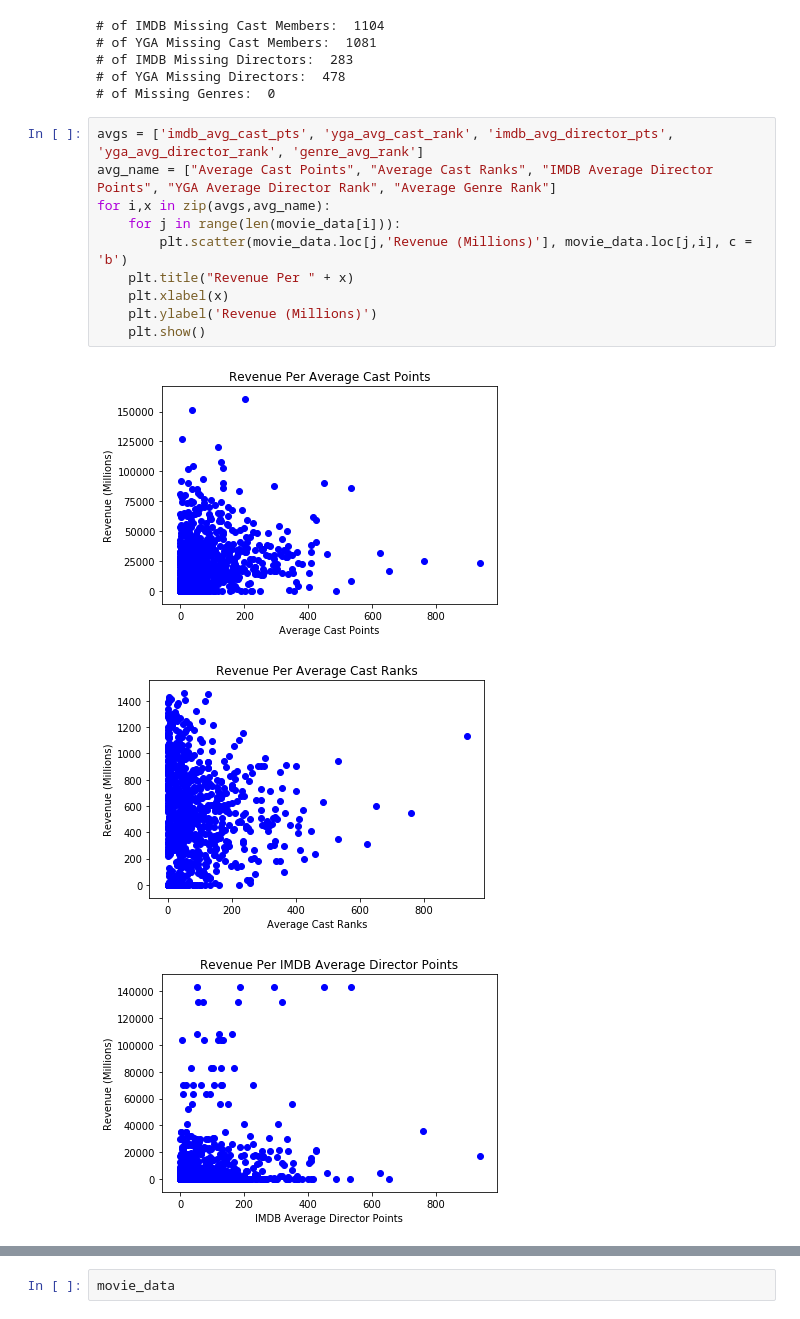
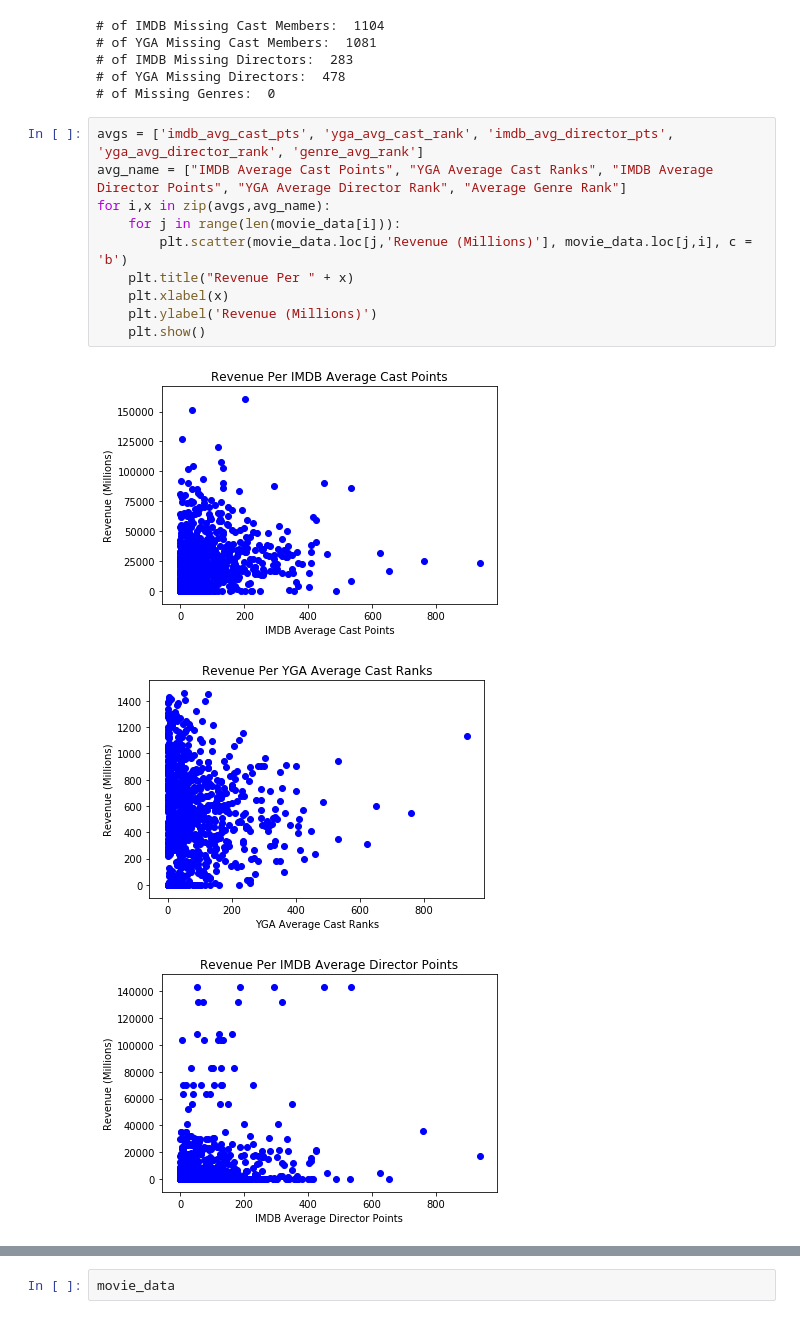
Before and after one commit to JasminePParekh/CMSC320-Final, a Jupyter notebook: 320Final.ipynb, the cells around one changed output, grey strips where cells are left out. Cells and saved outputs as stored; diff of their text form.

```diff
--- a/320Final.ipynb
+++ b/320Final.ipynb
@@ -350,17 +350,17 @@ print("# of Missing Genres: ", len(missing_obj))
 # of Missing Genres:  0
 # %%
 avgs = ['imdb_avg_cast_pts', 'yga_avg_cast_rank', 'imdb_avg_director_pts', 'yga_avg_director_rank', 'genre_avg_rank']
-avg_name = ["Average Cast Points", "Average Cast Ranks", "IMDB Average Director Points", "YGA Average Director Rank", "Average Genre Rank"]
+avg_name = ["IMDB Average Cast Points", "YGA Average Cast Ranks", "IMDB Average Director Points", "YGA Average Director Rank", "Average Genre Rank"]
 for i,x in zip(avgs,avg_name):
     for j in range(len(movie_data[i])):
         plt.scatter(movie_data.loc[j,'Revenue (Millions)'], movie_data.loc[j,i], c = 'b')
     plt.title("Revenue Per " + x)
     plt.xlabel(x)
     plt.ylabel('Revenue (Millions)')
     plt.show()
 # %% [output]
-[figure, old version]
+[figure, new version]
-[figure, old version]
+[figure, new version]
 [figure]
 [figure]
 [figure]
```
